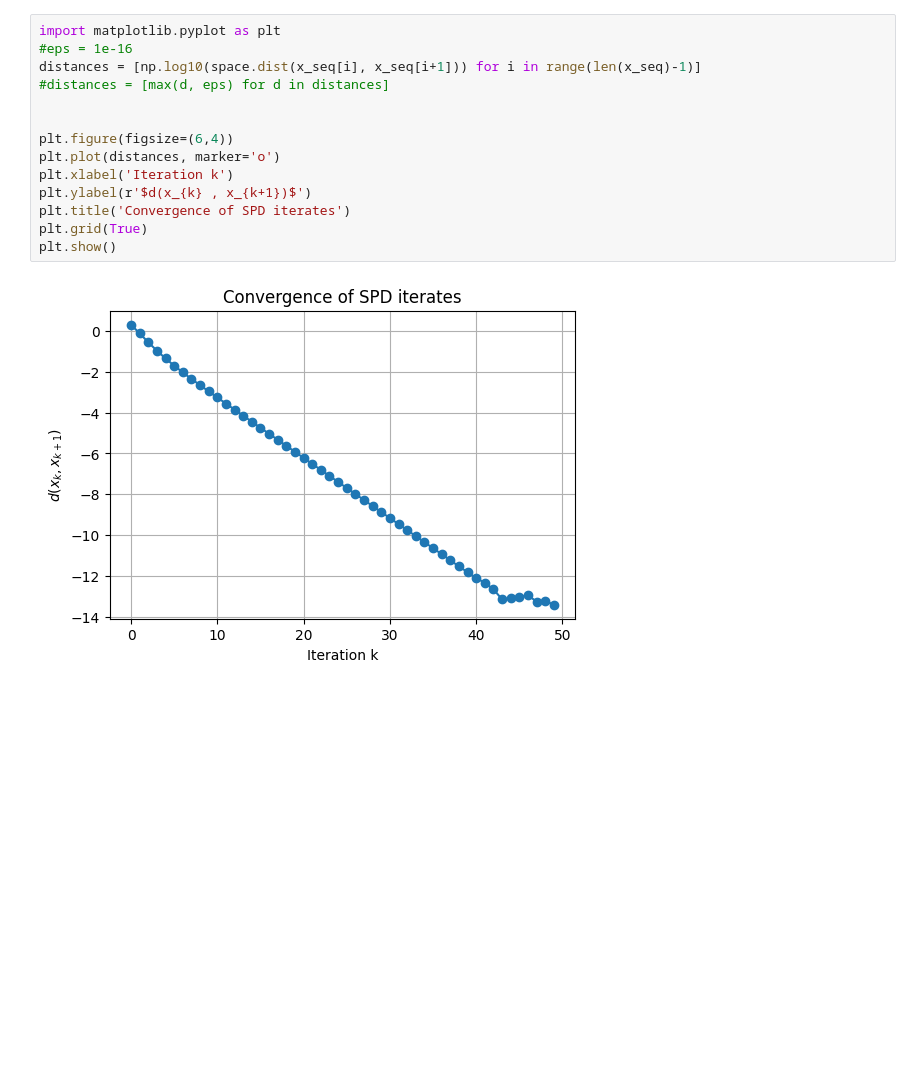
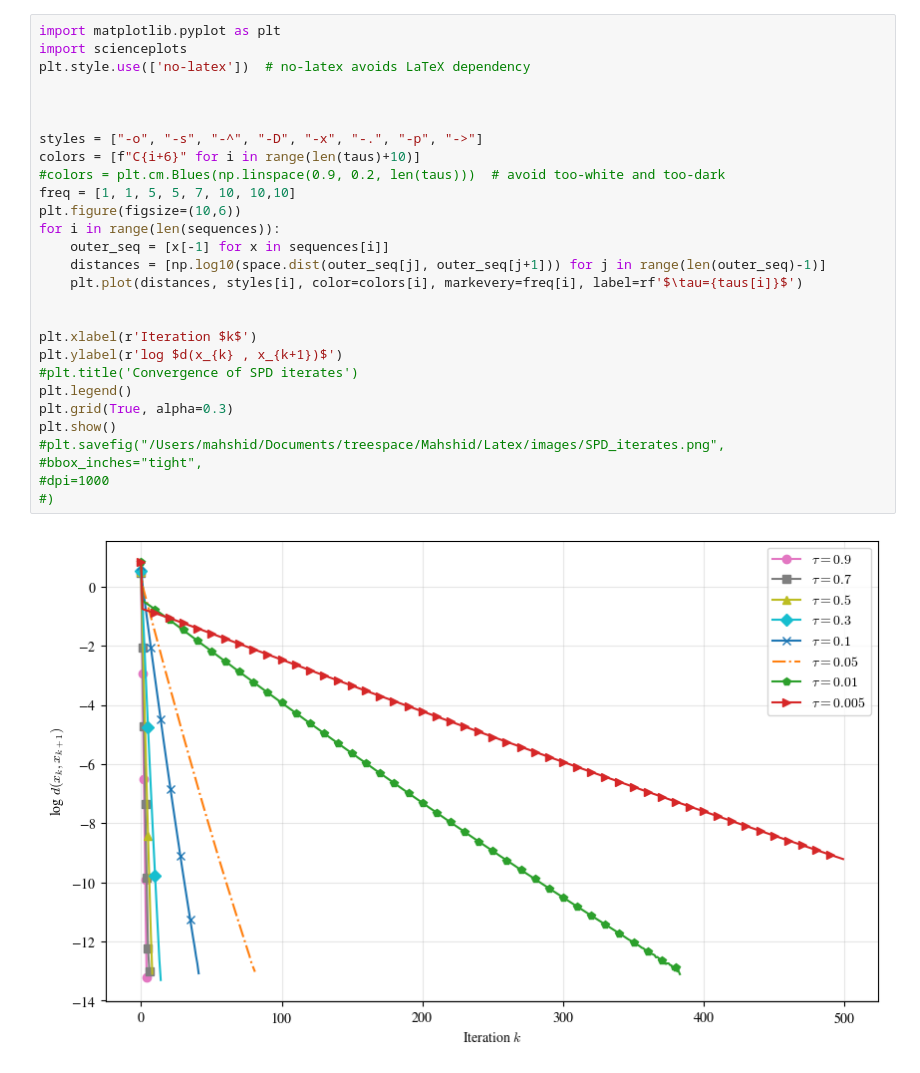
Before and after one commit to MahshidMirhashemi/metricopt, a Jupyter notebook: examples/spd_proxspliting.ipynb, the cells around one changed output. Cells and saved outputs as stored; diff of their text form; blank space fills up the shorter version.

```diff
--- a/examples/spd_proxspliting.ipynb
+++ b/examples/spd_proxspliting.ipynb
@@ -20,16 +24,30 @@ fm, x_seq = prox.Frechet_mean(S[0], S, method = "relaxed",
-# %%
-import matplotlib.pyplot as plt
-#eps = 1e-16
-distances = [np.log10(space.dist(x_seq[i], x_seq[i+1])) for i in range(len(x_seq)-1)]
-#distances = [max(d, eps) for d in distances]
-
-
-plt.figure(figsize=(6,4))
-plt.plot(distances, marker='o')
-plt.xlabel('Iteration k')
-plt.ylabel(r'$d(x_{k} , x_{k+1})$')
-plt.title('Convergence of SPD iterates')
-plt.grid(True)
-plt.show()
-# %% [output]
-[figure, removed]
+# %%
+import matplotlib.pyplot as plt
+import scienceplots
+plt.style.use(['no-latex'])  # no-latex avoids LaTeX dependency
+
+
+
+styles = ["-o", "-s", "-^", "-D", "-x", "-.", "-p", "->"]
+colors = [f"C{i+6}" for i in range(len(taus)+10)]
+#colors = plt.cm.Blues(np.linspace(0.9, 0.2, len(taus)))  # avoid too-white and too-dark
+freq = [1, 1, 5, 5, 7, 10, 10,10]
+plt.figure(figsize=(10,6))
+for i in range(len(sequences)):
+    outer_seq = [x[-1] for x in sequences[i]]
+    distances = [np.log10(space.dist(outer_seq[j], outer_seq[j+1])) for j in range(len(outer_seq)-1)]
+    plt.plot(distances, styles[i], color=colors[i], markevery=freq[i], label=rf'$\tau={taus[i]}$')
+
+
+plt.xlabel(r'Iteration $k$')
+plt.ylabel(r'log $d(x_{k} , x_{k+1})$')
+#plt.title('Convergence of SPD iterates')
+plt.legend()
+plt.grid(True, alpha=0.3)
+plt.show()
+#plt.savefig("/Users/mahshid/Documents/treespace/Mahshid/Latex/images/SPD_iterates.png",
+#bbox_inches="tight",
+#dpi=1000
+#)
+# %% [output]
+[figure, added]
```
Also changed, not shown: parts of 7 cells of this notebook, 8 other files.
